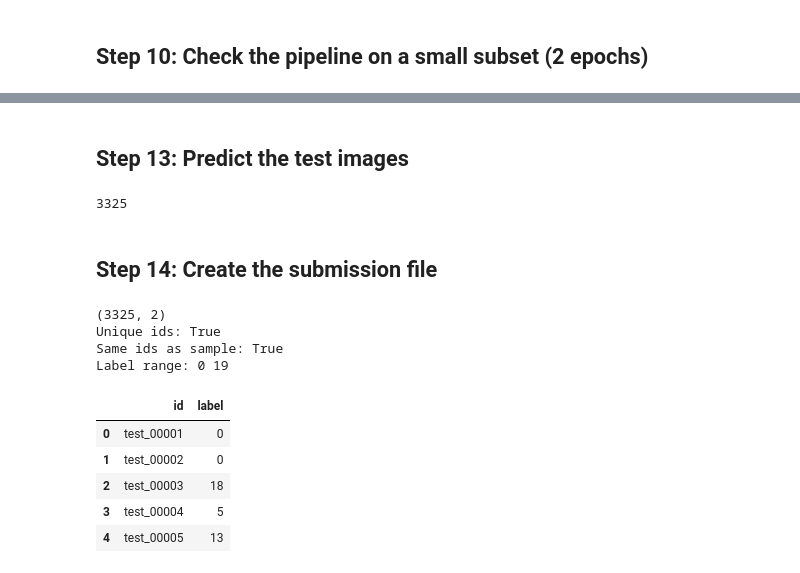
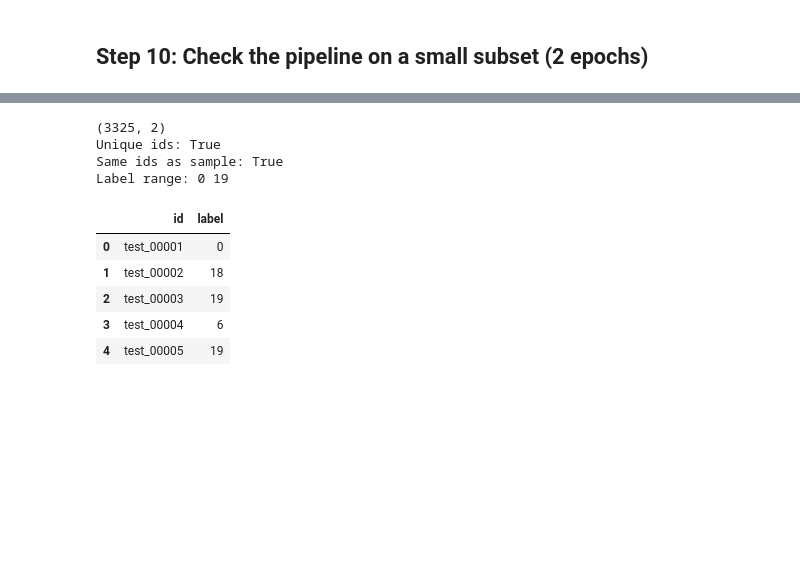
Before and after one commit to aniketsingh672/DL-GenAi-NPPE1, a Jupyter notebook: main.ipynb, the cells around one changed output, grey strips where cells are left out. Cells and saved outputs as stored; diff of their text form; code cells hidden in the pictures; blank space fills up the shorter version.

```diff
--- a/main.ipynb
+++ b/main.ipynb
@@ -424,29 +445,19 @@ Val macro F1 with flips: 0.5258
-# %% [markdown]
-## Step 13: Predict the test images
-# %%
-test_preds = predict(model, test_loader).argmax(1).numpy()
-print(len(test_preds))
-# %% [output]
-3325
-# %% [markdown]
-## Step 14: Create the submission file
 # %%
-submission = pd.DataFrame({"id": test_df["id"], "label": test_preds})
-submission.to_csv(f"{OUTPUT_DIR}/submission.csv", index=False)
+submission = pd.read_csv(f"{OUTPUT_DIR}/submission.csv")
 
 print(submission.shape)
 print("Unique ids:", submission["id"].is_unique)
 print("Same ids as sample:", set(submission["id"]) == set(sample_sub["id"]))
 print("Label range:", submission["label"].min(), submission["label"].max())
 submission.head()
 # %% [output]
 (3325, 2)
 Unique ids: True
 Same ids as sample: True
 Label range: 0 19
 |  | id | label |
 | 0 | test_00001 | 0 |
-| 1 | test_00002 | 0 |
-| 2 | test_00003 | 18 |
-| 3 | test_00004 | 5 |
-| 4 | test_00005 | 13 |
+| 1 | test_00002 | 18 |
+| 2 | test_00003 | 19 |
+| 3 | test_00004 | 6 |
+| 4 | test_00005 | 19 |
```
Also changed, not shown: parts of 12 cells of this notebook.
